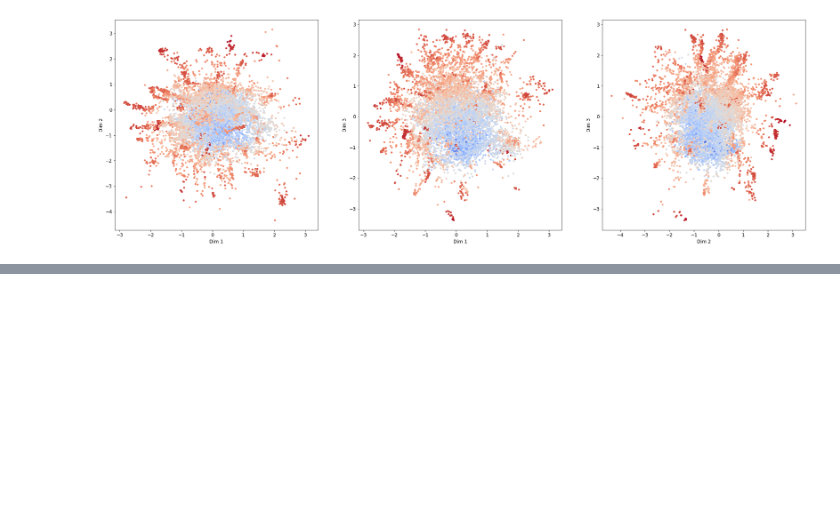
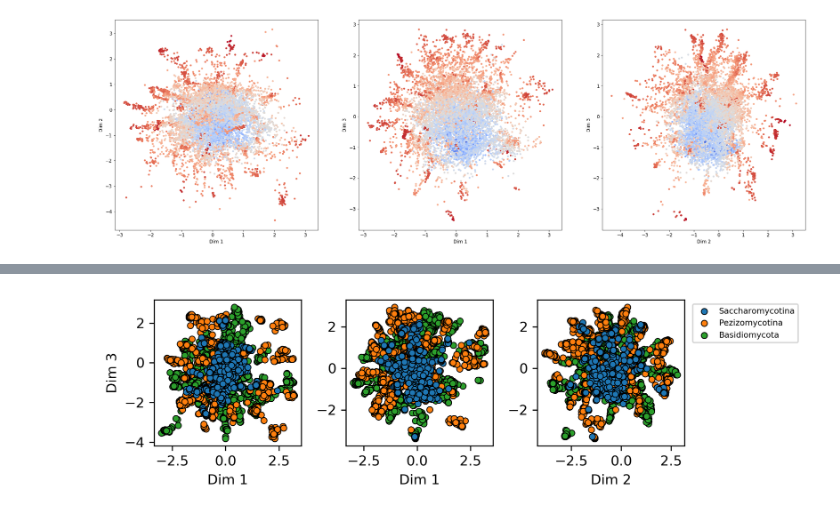
Before and after one commit to ranganathanlab/VAEforDesign, a Jupyter notebook: VAE_SH3.ipynb, the cells around one changed output, grey strips where cells are left out. Drawn from its saved outputs; the diff is of its cells as text; code cells hidden in the pictures; blank space fills up the shorter version.

```diff
--- a/VAE_SH3.ipynb
+++ b/VAE_SH3.ipynb
@@ -835,0 +892,21 @@ plt.show()
+# %%
+phylogeny = ['Saccharomycotina', 'Pezizomycotina', 'Basidiomycota']
+phy_list_VAE = []
+for j in range(len(phylogeny)):
+    filter_4 = nat_7865['Phylogeny'].str.contains(phylogeny[j])
+    phy_list_VAE.append(np.array(z_nat_7865[filter_4]))
+phylogeny.append('non-Dikarya fungi')
+phy_list_VAE.append(np.array(z_nat_7865[filter_2 & filter_3]))
+# %%
+fig, ax = plt.subplots(1,3,figsize=(7.5,2.2),dpi=300)
+for i in range(3):
+    ax[i].set_xlabel('Dim '+ str(z_x[i]+1))
+    for j in [0,1,2]:
+        ax[i].scatter(phy_list_VAE[j][:,z_x[i]], phy_list_VAE[j][:,z_y[i]],
+                      label = phylogeny[j], edgecolor = 'k',s = 20 ,linewidth=0.6, zorder = 3-j)
+ax[2].legend(loc='upper right', bbox_to_anchor=(1.8, 1),fontsize=6)
+ax[0].set_ylabel('Dim '+ str(z_y[i]+1))
+plt.tight_layout()
+plt.show()
+# %% [output]
+[figure, added]
```
Also changed, not shown: parts of 6 cells of this notebook, 1 other file.
